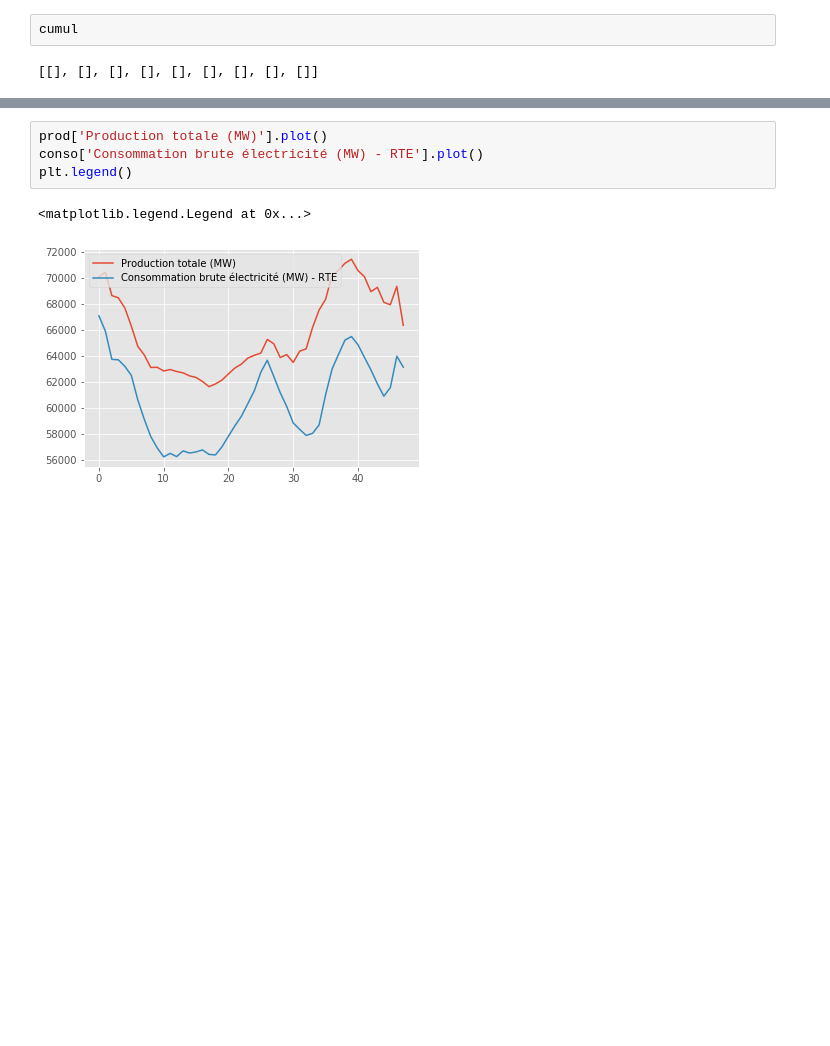
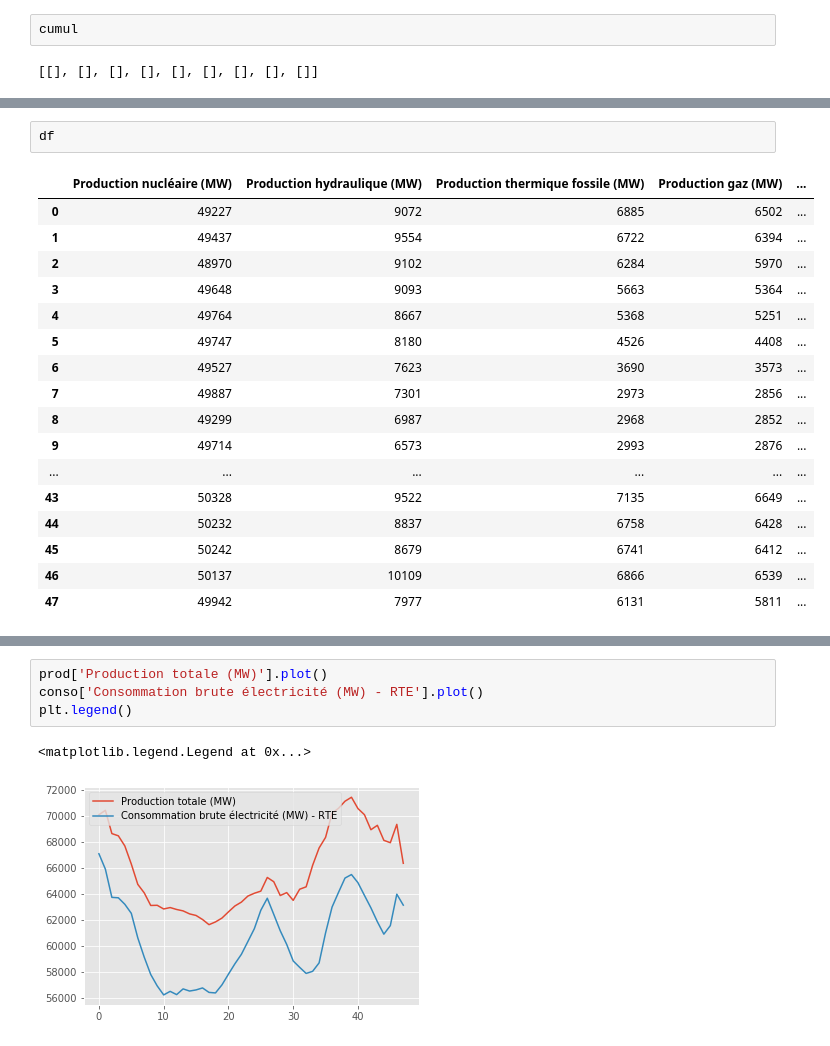
Before and after one commit to keyserwood/TEECO, a Jupyter notebook: 1.0-er_project_french_electric .ipynb, the cells around one changed output, grey strips where cells are left out. Cells and saved outputs as stored; diff of their text form; blank space fills up the shorter version.

```diff
--- a/1.0-er_project_french_electric .ipynb
+++ b/1.0-er_project_french_electric .ipynb
@@ -174,0 +177,20 @@ cumul
+# %%
+df
+# %% [output]
+|  | Production nucléaire (MW) | Production hydraulique (MW) | Production thermique fossile (MW) | Production gaz (MW) | ... |
+| 0 | 49227 | 9072 | 6885 | 6502 | ... |
+| 1 | 49437 | 9554 | 6722 | 6394 | ... |
+| 2 | 48970 | 9102 | 6284 | 5970 | ... |
+| 3 | 49648 | 9093 | 5663 | 5364 | ... |
+| 4 | 49764 | 8667 | 5368 | 5251 | ... |
+| 5 | 49747 | 8180 | 4526 | 4408 | ... |
+| 6 | 49527 | 7623 | 3690 | 3573 | ... |
+| 7 | 49887 | 7301 | 2973 | 2856 | ... |
+| 8 | 49299 | 6987 | 2968 | 2852 | ... |
+| 9 | 49714 | 6573 | 2993 | 2876 | ... |
+| ... | ... | ... | ... | ... | ... |
+| 43 | 50328 | 9522 | 7135 | 6649 | ... |
+| 44 | 50232 | 8837 | 6758 | 6428 | ... |
+| 45 | 50242 | 8679 | 6741 | 6412 | ... |
+| 46 | 50137 | 10109 | 6866 | 6539 | ... |
+| 47 | 49942 | 7977 | 6131 | 5811 | ... |
```
Also changed, not shown: parts of 13 cells of this notebook, 3 other files.
